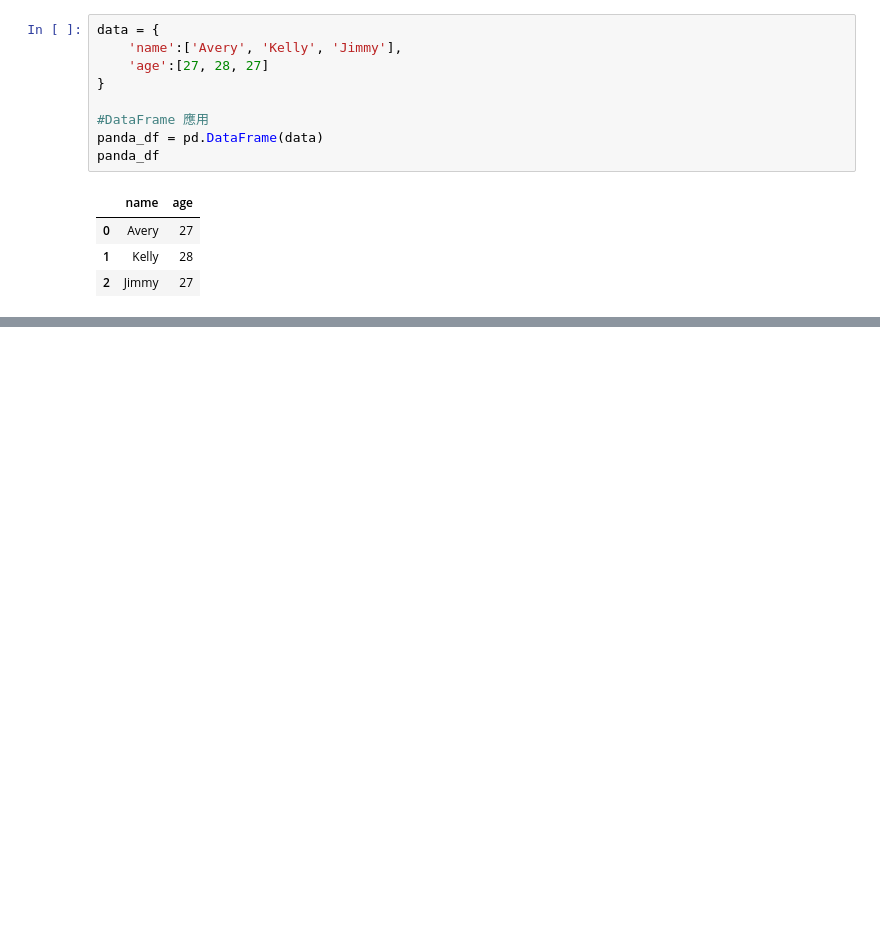
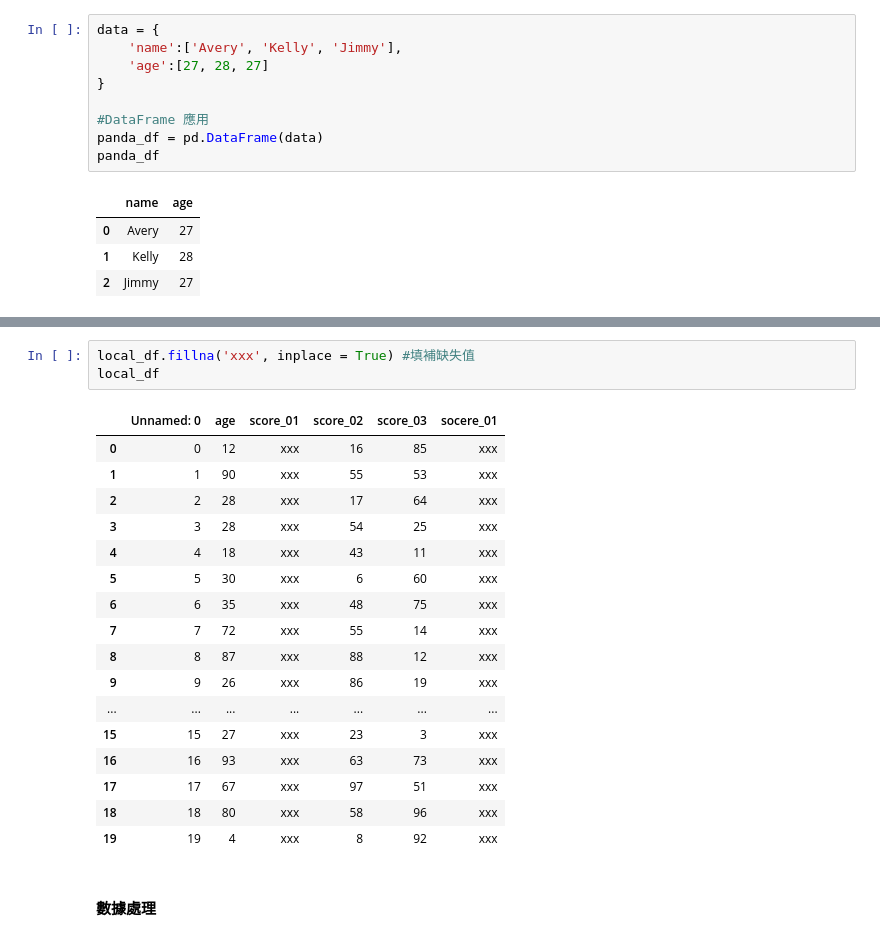
Before and after one commit to Avery320/learning_python, a Jupyter notebook: pandas/1_intro.ipynb, the cells around one changed output, grey strips where cells are left out. Cells and saved outputs as stored; diff of their text form; blank space fills up the shorter version.

```diff
--- a/pandas/1_intro.ipynb
+++ b/pandas/1_intro.ipynb
@@ -43,0 +136,23 @@ sorted_df
+# %%
+local_df.fillna('xxx', inplace = True) #填補缺失值
+local_df
+# %% [output]
+|  | Unnamed: 0 | age | score_01 | score_02 | score_03 | socere_01 |
+| 0 | 0 | 12 | xxx | 16 | 85 | xxx |
+| 1 | 1 | 90 | xxx | 55 | 53 | xxx |
+| 2 | 2 | 28 | xxx | 17 | 64 | xxx |
+| 3 | 3 | 28 | xxx | 54 | 25 | xxx |
+| 4 | 4 | 18 | xxx | 43 | 11 | xxx |
+| 5 | 5 | 30 | xxx | 6 | 60 | xxx |
+| 6 | 6 | 35 | xxx | 48 | 75 | xxx |
+| 7 | 7 | 72 | xxx | 55 | 14 | xxx |
+| 8 | 8 | 87 | xxx | 88 | 12 | xxx |
+| 9 | 9 | 26 | xxx | 86 | 19 | xxx |
+| ... | ... | ... | ... | ... | ... | ... |
+| 15 | 15 | 27 | xxx | 23 | 3 | xxx |
+| 16 | 16 | 93 | xxx | 63 | 73 | xxx |
+| 17 | 17 | 67 | xxx | 97 | 51 | xxx |
+| 18 | 18 | 80 | xxx | 58 | 96 | xxx |
+| 19 | 19 | 4 | xxx | 8 | 92 | xxx |
+# %% [markdown]
+#### 數據處理
```
Also changed, not shown: parts of 15 cells of this notebook, 2 other files.
